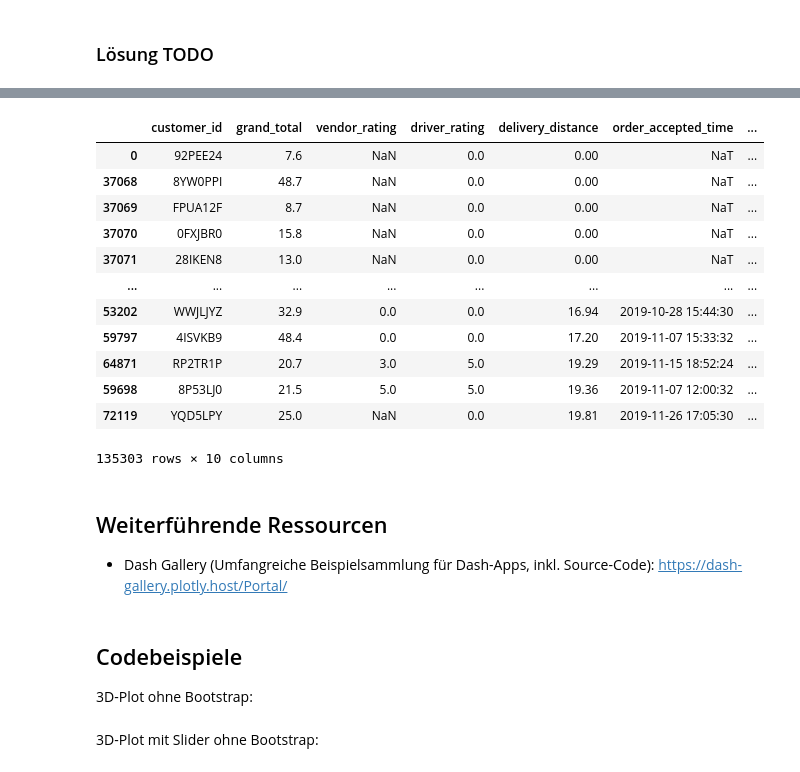
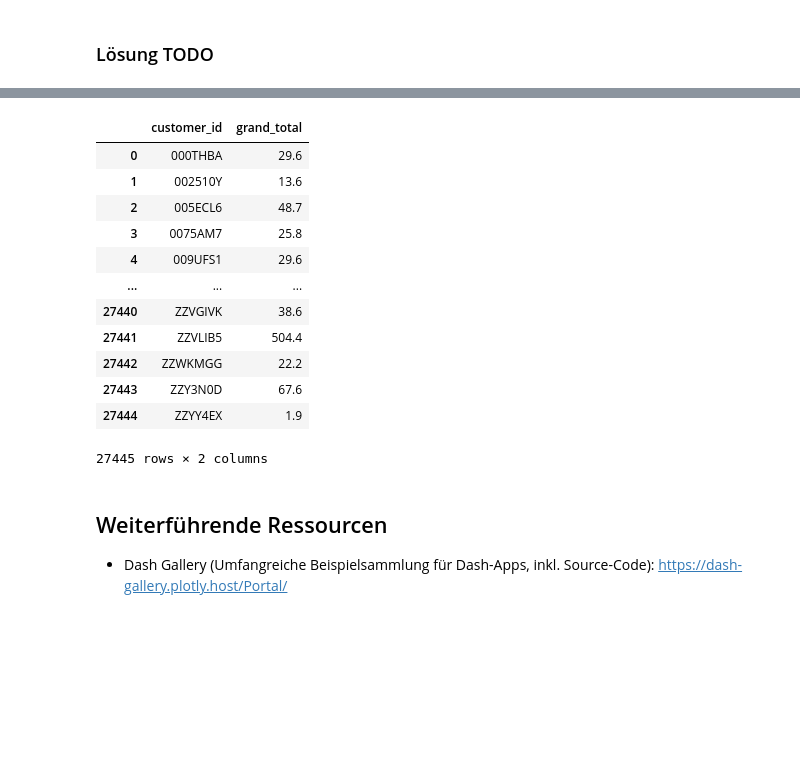
Before and after one commit to bettercodepaul/data-wrangling-workshop, a Jupyter notebook: dashBootstrapNotebook.ipynb, the cells around one changed output, grey strips where cells are left out. Saved outputs shown, nothing was run; the diff lists cells and outputs as text; code cells hidden in the pictures; blank space fills up the shorter version.

```diff
--- a/dashBootstrapNotebook.ipynb
+++ b/dashBootstrapNotebook.ipynb
@@ -645,28 +758,28 @@ def update_graph(axes_select, delivery_distance_select):
 app.run_server(mode='inline')
 # %% [output]
 [interactive output not drawn]
-# %%
-#iris_updated.loc[iris_updated['sepal_length'].between(sepal_length_select[0],sepal_length_select[1])]
-orders.sort_values('delivery_distance')
-# %% [output]
-|  | customer_id | grand_total | vendor_rating | driver_rating | delivery_distance | order_accepted_time | ... |
-| 0 | 92PEE24 | 7.6 | NaN | 0.0 | 0.00 | NaT | ... |
-| 37068 | 8YW0PPI | 48.7 | NaN | 0.0 | 0.00 | NaT | ... |
-| 37069 | FPUA12F | 8.7 | NaN | 0.0 | 0.00 | NaT | ... |
-| 37070 | 0FXJBR0 | 15.8 | NaN | 0.0 | 0.00 | NaT | ... |
-| 37071 | 28IKEN8 | 13.0 | NaN | 0.0 | 0.00 | NaT | ... |
-| ... | ... | ... | ... | ... | ... | ... | ... |
-| 53202 | WWJLJYZ | 32.9 | 0.0 | 0.0 | 16.94 | 2019-10-28 15:44:30 | ... |
-| 59797 | 4ISVKB9 | 48.4 | 0.0 | 0.0 | 17.20 | 2019-11-07 15:33:32 | ... |
-| 64871 | RP2TR1P | 20.7 | 3.0 | 5.0 | 19.29 | 2019-11-15 18:52:24 | ... |
-| 59698 | 8P53LJ0 | 21.5 | 5.0 | 5.0 | 19.36 | 2019-11-07 12:00:32 | ... |
-| 72119 | YQD5LPY | 25.0 | NaN | 0.0 | 19.81 | 2019-11-26 17:05:30 | ... |
-135303 rows × 10 columns
+# %%
+customers_df = orders[['customer_id', 'grand_total']]
+# Durch sum() werden die Customer-IDs zu Indizes, wir wollen sie aber als Spalte;
+# reset_index() macht genau das
+customers_df = customers_df.groupby('customer_id').sum().reset_index()
+customers_df['grand_total'] = customers_df['grand_total'].apply(lambda x: round(x, 2))
+customers_df
+# %% [output]
+|  | customer_id | grand_total |
+| 0 | 000THBA | 29.6 |
+| 1 | 002510Y | 13.6 |
+| 2 | 005ECL6 | 48.7 |
+| 3 | 0075AM7 | 25.8 |
+| 4 | 009UFS1 | 29.6 |
+| ... | ... | ... |
+| 27440 | ZZVGIVK | 38.6 |
+| 27441 | ZZVLIB5 | 504.4 |
+| 27442 | ZZWKMGG | 22.2 |
+| 27443 | ZZY3N0D | 67.6 |
+| 27444 | ZZYY4EX | 1.9 |
+27445 rows × 2 columns
 # %% [markdown]
 ## Weiterführende Ressourcen
 
 *  Dash Gallery (Umfangreiche Beispielsammlung für Dash-Apps, inkl. Source-Code): https://dash-gallery.plotly.host/Portal/
-# %% [markdown]
-## Codebeispiele
-
-3D-Plot ohne Bootstrap:
@@ -726,2 +785,0 @@ app.run_server(mode='inline')
-# %% [markdown]
-3D-Plot mit Slider ohne Bootstrap:
```
Also changed, not shown: parts of 53 cells of this notebook.
